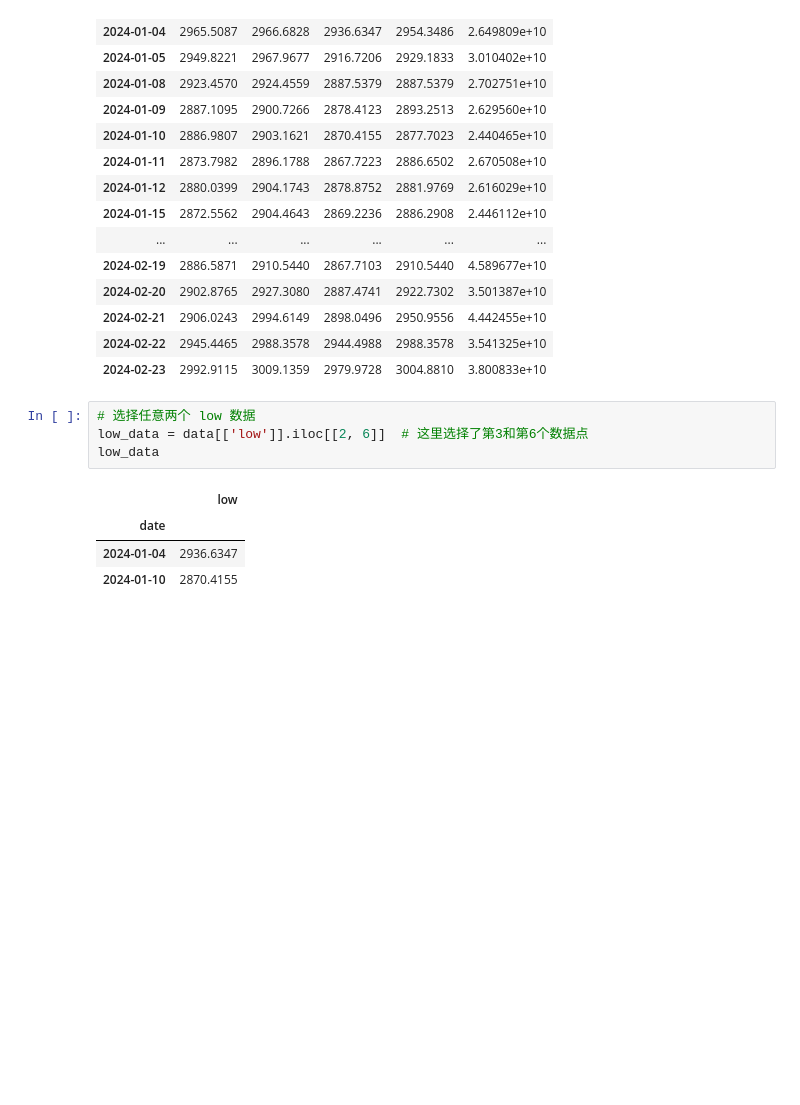
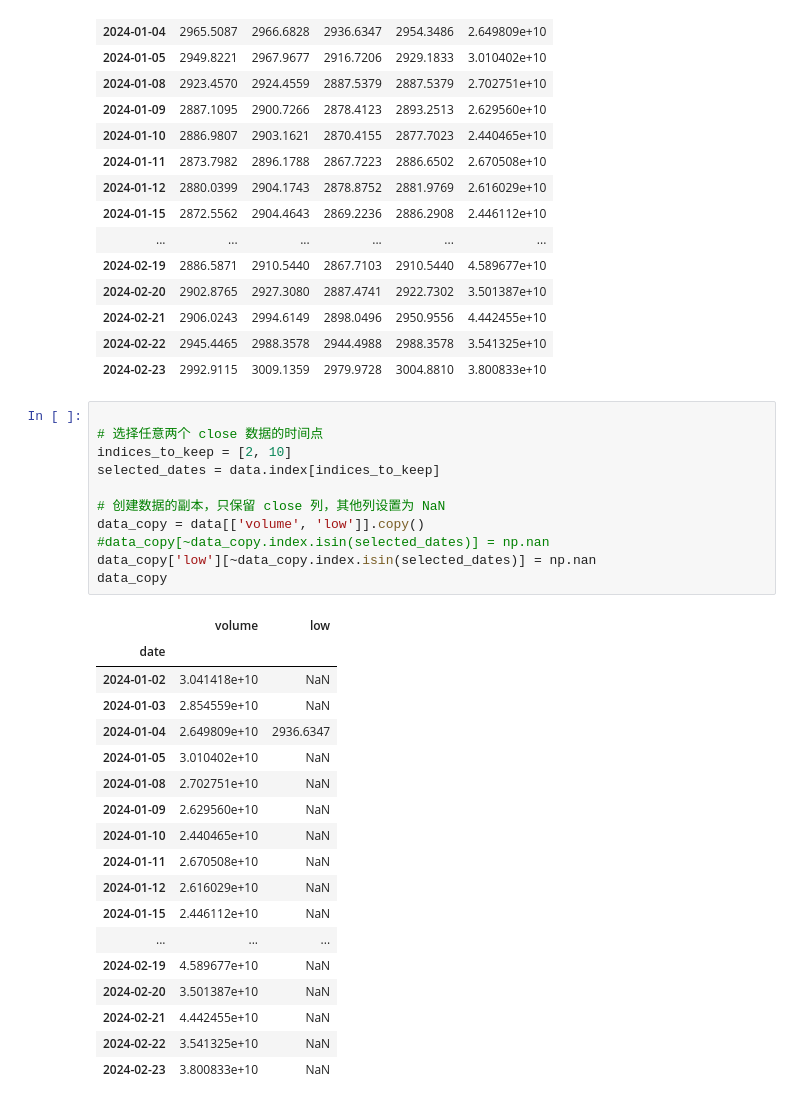
Before and after one commit to Ted88368/quant_in_action, a Jupyter notebook: quick_start/07_连接线.ipynb, the cells around one changed output. Cells and saved outputs as stored; diff of their text form; blank space fills up the shorter version.

```diff
--- a/quick_start/07_连接线.ipynb
+++ b/quick_start/07_连接线.ipynb
@@ -60,13 +60,34 @@ data
 | 2024-02-21 | 2906.0243 | 2994.6149 | 2898.0496 | 2950.9556 | 4.442455e+10 |
 | 2024-02-22 | 2945.4465 | 2988.3578 | 2944.4988 | 2988.3578 | 3.541325e+10 |
 | 2024-02-23 | 2992.9115 | 3009.1359 | 2979.9728 | 3004.8810 | 3.800833e+10 |
-# %%
-# 选择任意两个 low 数据
-low_data = data[['low']].iloc[[2, 6]]  # 这里选择了第3和第6个数据点
-low_data
-# %% [output]
-|  | low |
-| date |  |
-| 2024-01-04 | 2936.6347 |
-| 2024-01-10 | 2870.4155 |
+# %%
+
+# 选择任意两个 close 数据的时间点
+indices_to_keep = [2, 10]
+selected_dates = data.index[indices_to_keep]
+
+# 创建数据的副本，只保留 close 列，其他列设置为 NaN
+data_copy = data[['volume', 'low']].copy()
+#data_copy[~data_copy.index.isin(selected_dates)] = np.nan
+data_copy['low'][~data_copy.index.isin(selected_dates)] = np.nan
+data_copy
+# %% [output]
+|  | volume | low |
+| date |  |  |
+| 2024-01-02 | 3.041418e+10 | NaN |
+| 2024-01-03 | 2.854559e+10 | NaN |
+| 2024-01-04 | 2.649809e+10 | 2936.6347 |
+| 2024-01-05 | 3.010402e+10 | NaN |
+| 2024-01-08 | 2.702751e+10 | NaN |
+| 2024-01-09 | 2.629560e+10 | NaN |
+| 2024-01-10 | 2.440465e+10 | NaN |
+| 2024-01-11 | 2.670508e+10 | NaN |
+| 2024-01-12 | 2.616029e+10 | NaN |
+| 2024-01-15 | 2.446112e+10 | NaN |
+| ... | ... | ... |
+| 2024-02-19 | 4.589677e+10 | NaN |
+| 2024-02-20 | 3.501387e+10 | NaN |
+| 2024-02-21 | 4.442455e+10 | NaN |
+| 2024-02-22 | 3.541325e+10 | NaN |
+| 2024-02-23 | 3.800833e+10 | NaN |
 # %%
```
Also changed, not shown: parts of 1 cell of this notebook.
